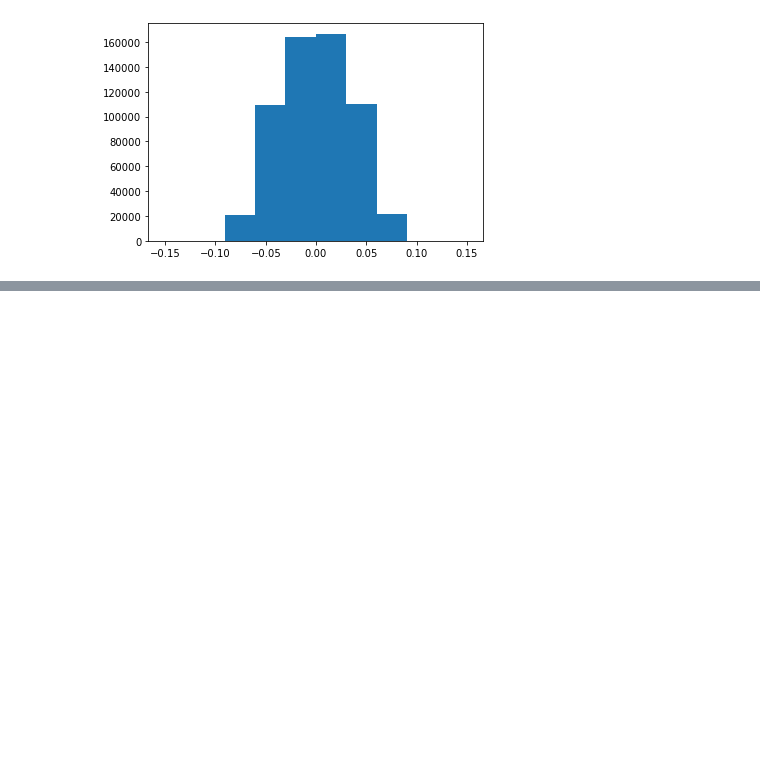
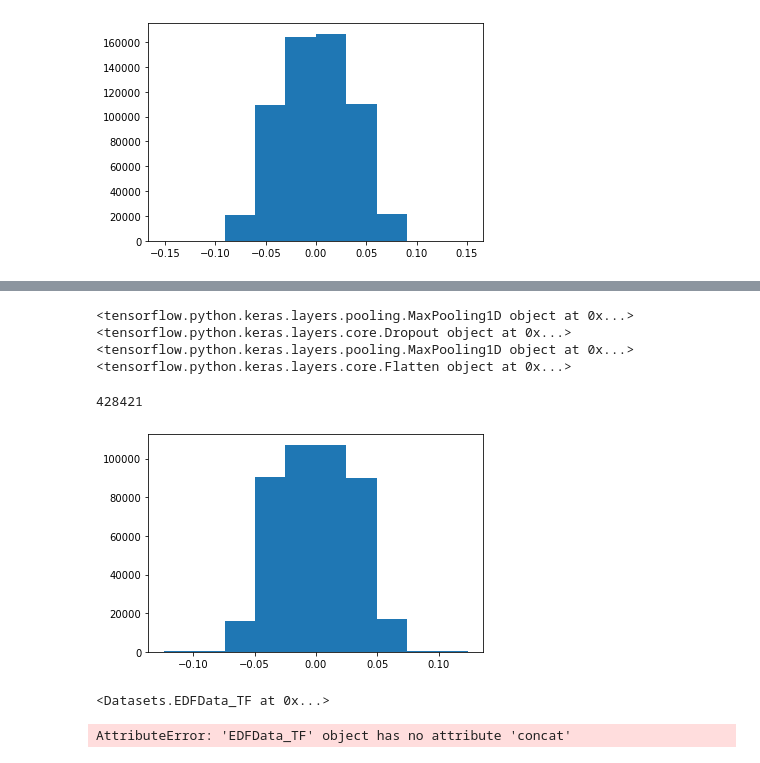
Before and after one commit to Jorgvt/SSD_IA3, a Jupyter notebook: Notebooks/testing.ipynb, the cells around one changed output, grey strips where cells are left out. Cells and saved outputs as stored; diff of their text form; code cells hidden in the pictures; blank space fills up the shorter version.

```diff
--- a/Notebooks/testing.ipynb
+++ b/Notebooks/testing.ipynb
@@ -36,6 +36,6 @@ def get_order(file):
         return math.inf
     return int(match.groups()[0])
 # %%
-sorted_files = sorted(glob.glob("/media/usbdisk/data/ProyectoPSG/data/*.edf"), key=get_order)
+sorted_files = sorted(glob.glob("../Data/*.edf"), key=get_order)
 sorted_files
 # %% [output]
@@ -300,0 +306,14 @@ plt.show()
+# %%
+model_tf = tf.keras.models.Sequential([
+    tf.keras.layers.Conv1D(128, kernel_size=256, padding='same', strides=128, activation="relu", input_shape=(15360,2)),
+    tf.keras.layers.MaxPooling1D(8),
+    tf.keras.layers.Dropout(0.5),
+    tf.keras.layers.Conv1D(128, kernel_size=8, padding='same', strides=1, activation="relu"),
+    tf.keras.layers.Conv1D(128, kernel_size=8, padding='same', strides=1, activation="relu"),
+    tf.keras.layers.Conv1D(128, kernel_size=8, padding='same', strides=1, activation="relu"),
+    tf.keras.layers.MaxPooling1D(4),
+    tf.keras.layers.Flatten(),
+    tf.keras.layers.Dense(5)
+])
+model_tf.compile(loss=tf.losses.SparseCategoricalCrossentropy(from_logits=True), optimizer=tf.optimizers.Adam(learning_rate=1e-3), metrics=["accuracy"])
+model_tf.summary()
@@ -300,0 +338,22 @@ plt.show()
+# %%
+weights_tf = []
+for layer in model_tf.layers:
+    try:
+        weights, bias = layer.get_weights()
+        weights_tf.extend(weights.ravel())
+        weights_tf.extend(bias.ravel())
+    except:
+        print(layer)
+len(weights_tf)
+# %% [output]
+<tensorflow.python.keras.layers.pooling.MaxPooling1D object at 0x...>
+<tensorflow.python.keras.layers.core.Dropout object at 0x...>
+<tensorflow.python.keras.layers.pooling.MaxPooling1D object at 0x...>
+<tensorflow.python.keras.layers.core.Flatten object at 0x...>
+428421
+# %%
+plt.figure()
+plt.hist(weights_tf)
+plt.show()
+# %% [output]
+[figure, added]
@@ -301,2 +362,10 @@ plt.show()
+# %%
+datasets[0]
+# %% [output]
+<Datasets.EDFData_TF at 0x...>
+# %%
+datasets[0].concat(datasets[1])
+# %% [output]
+AttributeError: 'EDFData_TF' object has no attribute 'concat'
 # %%
 from sklearn.metrics import f1_score
```
Also changed, not shown: parts of 35 cells of this notebook, 1 other file.
